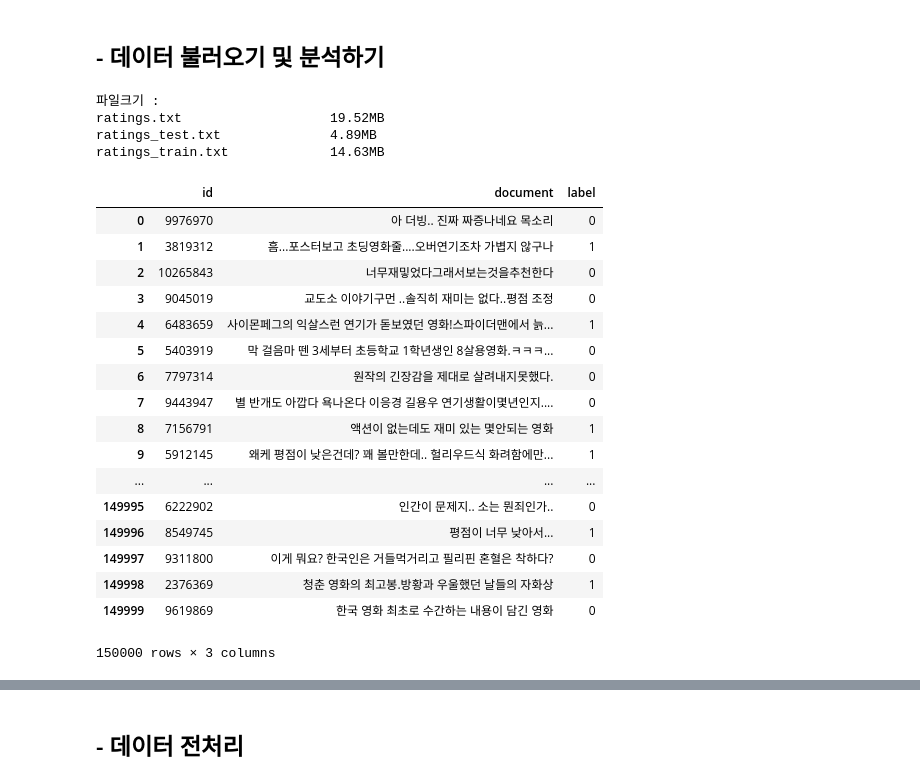
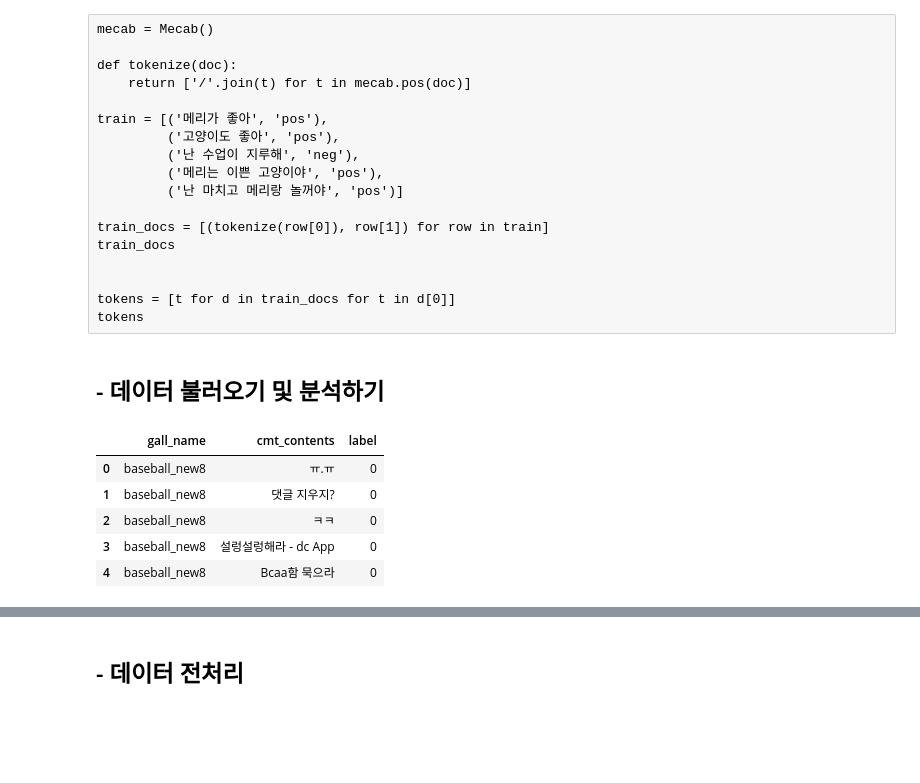
Before and after one commit to sin00528/badWord, a Jupyter notebook: DataEngineering.ipynb, the cells around one changed output, grey strips where cells are left out. Cells and saved outputs as stored; diff of their text form; code cells hidden in the pictures; blank space fills up the shorter version.

```diff
--- a/DataEngineering.ipynb
+++ b/DataEngineering.ipynb
@@ -156,41 +40,36 @@ plt.show()
+# %% [raw]
+mecab = Mecab()
+
+def tokenize(doc):
+    return ['/'.join(t) for t in mecab.pos(doc)]
+
+train = [('메리가 좋아', 'pos'),
+         ('고양이도 좋아', 'pos'),
+         ('난 수업이 지루해', 'neg'),
+         ('메리는 이쁜 고양이야', 'pos'),
+         ('난 마치고 메리랑 놀꺼야', 'pos')]
+
+train_docs = [(tokenize(row[0]), row[1]) for row in train]
+train_docs
+
+
+tokens = [t for d in train_docs for t in d[0]]
+tokens
 # %% [markdown]
 ## - 데이터 불러오기 및 분석하기
-# %%
-DATA_IN_PATH = './data/'
-print('파일크기 : ')
-for file in os.listdir(DATA_IN_PATH):
-    if 'txt' in file :
-        print(file.ljust(30) + str(round(os.path.getsize('./data/' + file) / 1000000, 2)) + 'MB')
-# %% [output]
-파일크기 :
-ratings.txt                   19.52MB
-ratings_test.txt              4.89MB
-ratings_train.txt             14.63MB
 # %%
 import re
 import json
 from tensorflow.python.keras.preprocessing.sequence import pad_sequences
 from tensorflow.python.keras.preprocessing.text import Tokenizer
 
-train_data = pd.read_csv('./data/ratings_train.txt', header = 0, delimiter='\t', quoting = 3)
-train_data
+df_union = pd.read_csv('./data/dc_db.csv', sep=',', encoding='utf-8', index_col=0)
+df_union.head()
 # %% [output]
-|  | id | document | label |
-| 0 | 9976970 | 아 더빙.. 진짜 짜증나네요 목소리 | 0 |
-| 1 | 3819312 | 흠...포스터보고 초딩영화줄....오버연기조차 가볍지 않구나 | 1 |
-| 2 | 10265843 | 너무재밓었다그래서보는것을추천한다 | 0 |
-| 3 | 9045019 | 교도소 이야기구먼 ..솔직히 재미는 없다..평점 조정 | 0 |
-| 4 | 6483659 | 사이몬페그의 익살스런 연기가 돋보였던 영화!스파이더맨에서 늙... | 1 |
-| 5 | 5403919 | 막 걸음마 뗀 3세부터 초등학교 1학년생인 8살용영화.ㅋㅋㅋ... | 0 |
-| 6 | 7797314 | 원작의 긴장감을 제대로 살려내지못했다. | 0 |
-| 7 | 9443947 | 별 반개도 아깝다 욕나온다 이응경 길용우 연기생활이몇년인지.... | 0 |
-| 8 | 7156791 | 액션이 없는데도 재미 있는 몇안되는 영화 | 1 |
-| 9 | 5912145 | 왜케 평점이 낮은건데? 꽤 볼만한데.. 헐리우드식 화려함에만... | 1 |
-| ... | ... | ... | ... |
-| 149995 | 6222902 | 인간이 문제지.. 소는 뭔죄인가.. | 0 |
-| 149996 | 8549745 | 평점이 너무 낮아서... | 1 |
-| 149997 | 9311800 | 이게 뭐요? 한국인은 거들먹거리고 필리핀 혼혈은 착하다? | 0 |
-| 149998 | 2376369 | 청춘 영화의 최고봉.방황과 우울했던 날들의 자화상 | 1 |
-| 149999 | 9619869 | 한국 영화 최초로 수간하는 내용이 담긴 영화 | 0 |
+|  | gall_name | cmt_contents | label |
+| 0 | baseball_new8 | ㅠ.ㅠ | 0 |
+| 1 | baseball_new8 | 댓글 지우지? | 0 |
+| 2 | baseball_new8 | ㅋㅋ | 0 |
+| 3 | baseball_new8 | 설렁설렁해라 - dc App | 0 |
+| 4 | baseball_new8 | Bcaa함 묵으라 | 0 |
-150000 rows × 3 columns
 # %%
```
Also changed, not shown: parts of 48 cells of this notebook, 25 other files.
